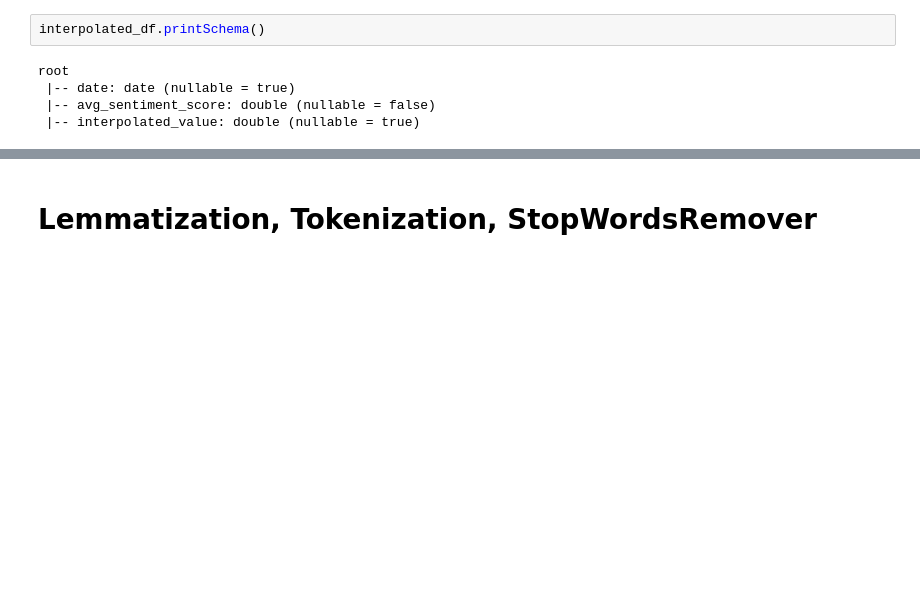
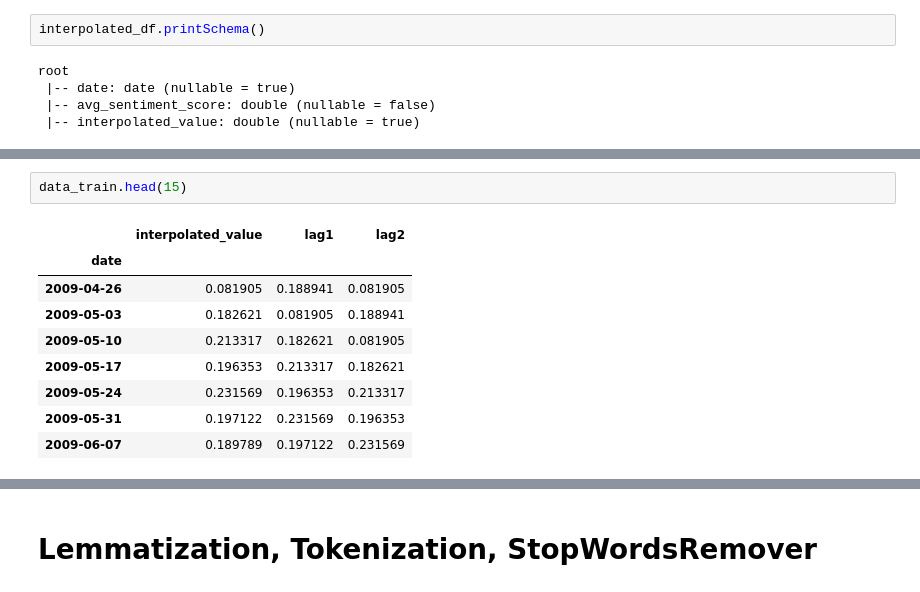
Before and after one commit to kgntmr/Sentiment-Time-Series-Analysis-with-Hive-MySQL-MongoDB-Benchmarking-NLP-and-Interpolation-Using-, a Jupyter notebook: ProjectTweets.ipynb, the cells around one changed output, grey strips where cells are left out. Saved outputs shown, nothing was run; the diff lists cells and outputs as text; blank space fills up the shorter version.

```diff
--- a/ProjectTweets.ipynb
+++ b/ProjectTweets.ipynb
@@ -216,0 +372,12 @@ asdfasgdfhdsh
+# %%
+data_train.head(15)
+# %% [output]
+|  | interpolated_value | lag1 | lag2 |
+| date |  |  |  |
+| 2009-04-26 | 0.081905 | 0.188941 | 0.081905 |
+| 2009-05-03 | 0.182621 | 0.081905 | 0.188941 |
+| 2009-05-10 | 0.213317 | 0.182621 | 0.081905 |
+| 2009-05-17 | 0.196353 | 0.213317 | 0.182621 |
+| 2009-05-24 | 0.231569 | 0.196353 | 0.213317 |
+| 2009-05-31 | 0.197122 | 0.231569 | 0.196353 |
+| 2009-06-07 | 0.189789 | 0.197122 | 0.231569 |
```
Also changed, not shown: parts of 86 cells of this notebook.
